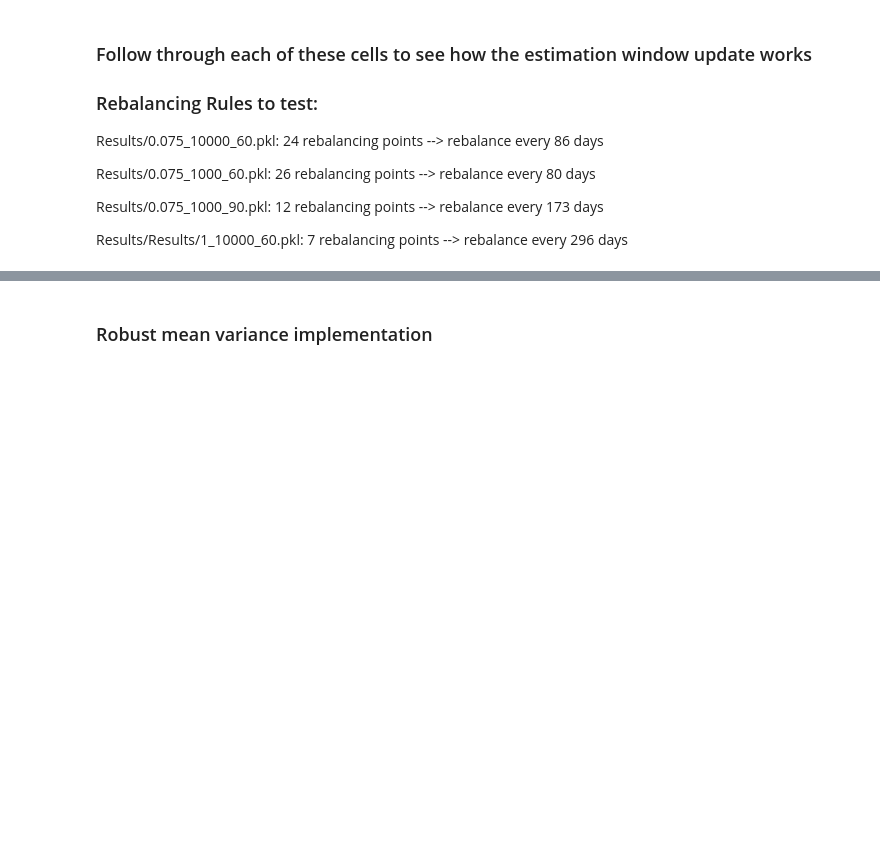
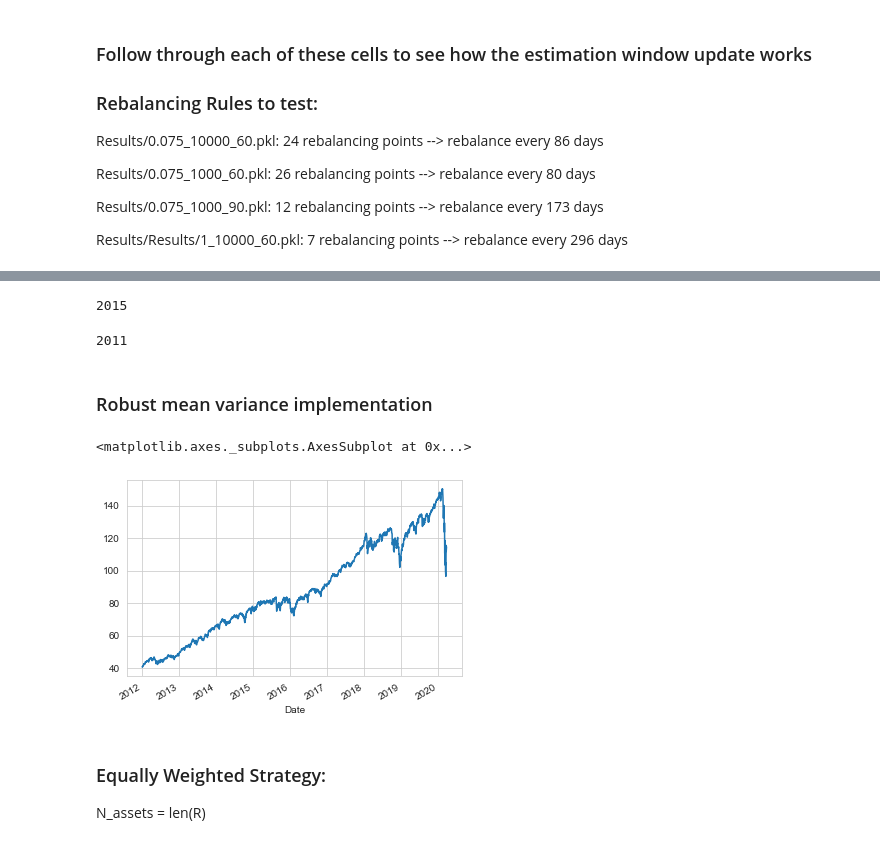
Before and after one commit to davidislip/ECE1505-Project, a Jupyter notebook: Data_ChangeDetection.ipynb, the cells around one changed output, grey strips where cells are left out. Cells and saved outputs as stored; diff of their text form; code cells hidden in the pictures; blank space fills up the shorter version.

Commit message:
equal weighted

```diff
--- a/Data_ChangeDetection.ipynb
+++ b/Data_ChangeDetection.ipynb
@@ -594,3 +603,11 @@ plot_times(R,post_detection_times_updated, res_times_updated)
+# %%
+res["mid_points"][-1] + 60
+# %% [output]
+2015
+# %%
+len(R)- 60 - 1
+# %% [output]
+2011
 # %% [markdown]
 ### Robust mean variance implementation
 # %%
@@ -619,3 +636,12 @@ def blanchet_mvo(R, delta_val, alpha_val):
 #test
 delta_val, alpha_val = (0.05, 0.05)
 x, prob = blanchet_mvo(R, delta_val, alpha_val)
+# %%
+P.mean(axis=1).plot()
+# %% [output]
+<matplotlib.axes._subplots.AxesSubplot at 0x...>
+[figure, added]
+# %% [markdown]
+### Equally Weighted Strategy:
+
+N_assets = len(R)
```
Also changed, not shown: parts of 12 cells of this notebook, 15 other files.
